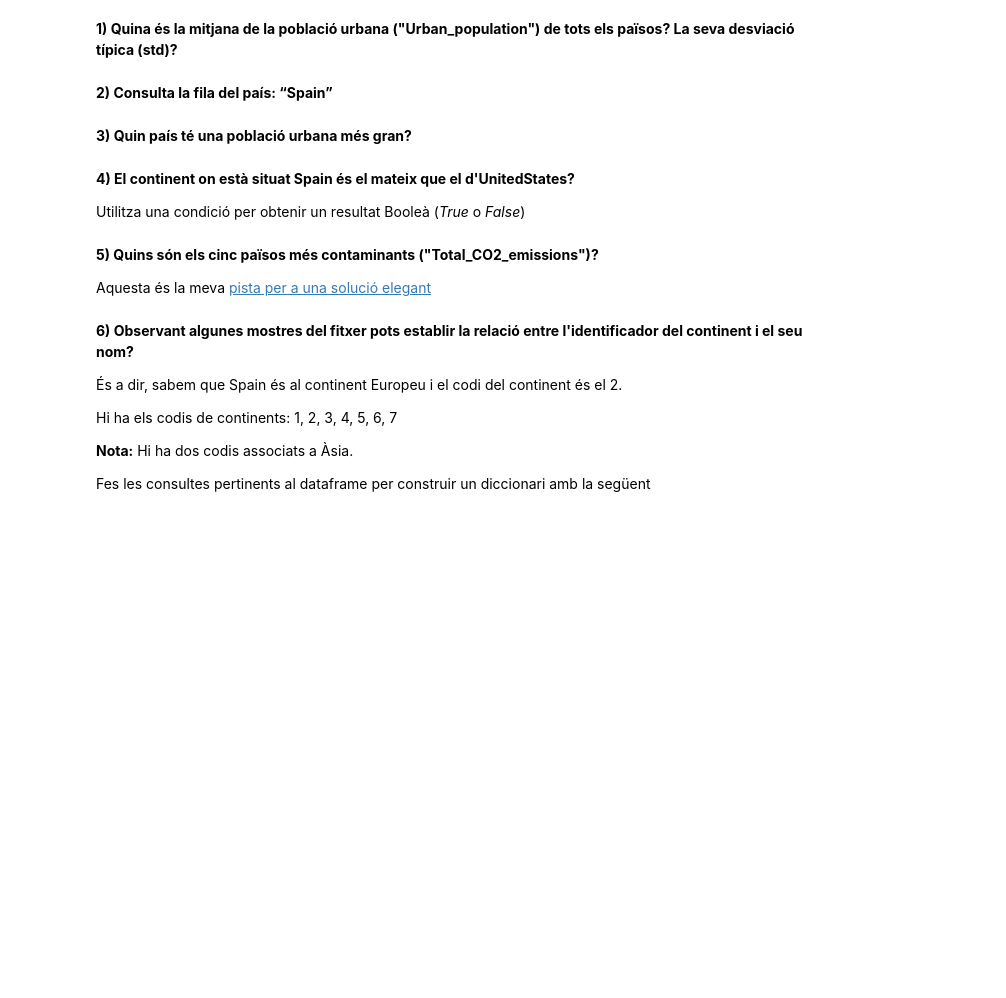
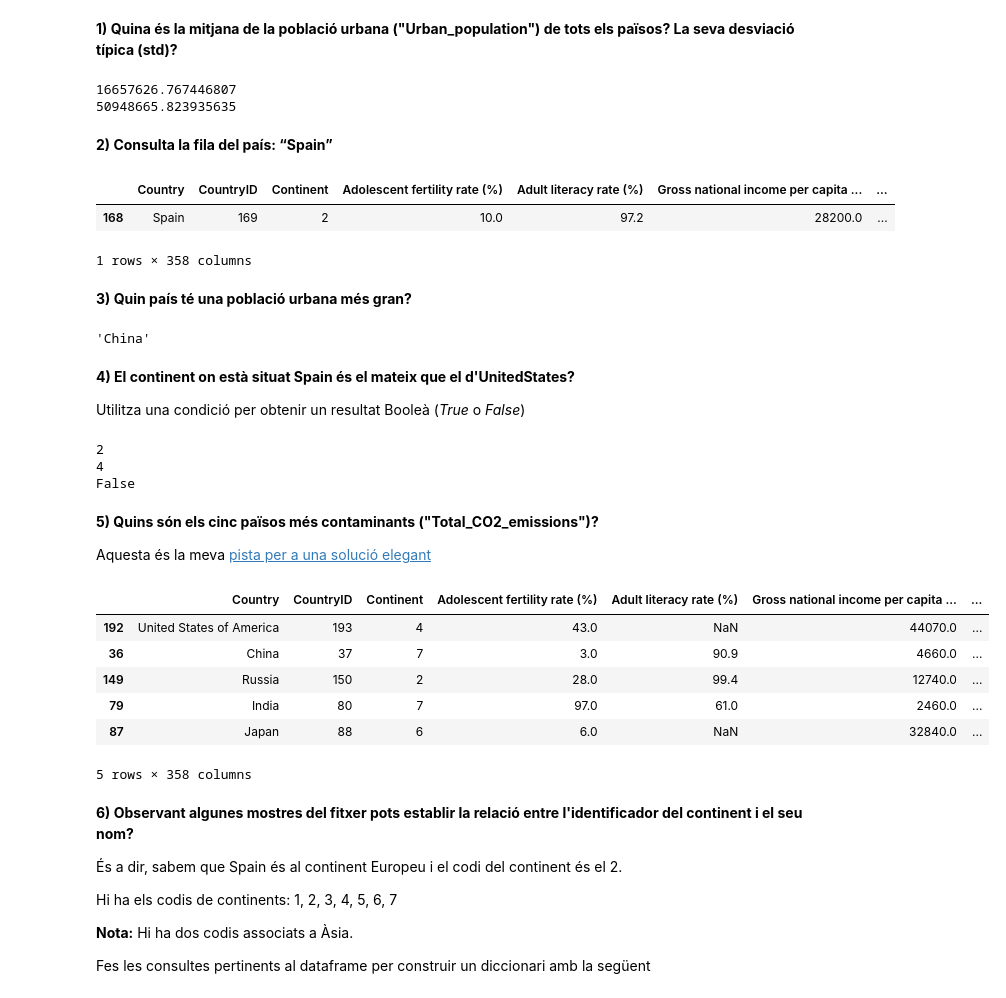
Before and after one commit to wisaaco/Curs_FG24GOI0074221, a Jupyter notebook: lessons/4_Pandas_Estructura.ipynb, the cells around one changed output. Drawn from its saved outputs; the diff is of its cells as text; code cells hidden in the pictures; blank space fills up the shorter version.

```diff
--- a/lessons/4_Pandas_Estructura.ipynb
+++ b/lessons/4_Pandas_Estructura.ipynb
@@ -297,18 +397,61 @@ kk = np.array([[30.3, 20.3, 25.9, 39.0],
 En aquesta activitat practicarem la selecció de dades (columnes i files) en un dataframe
 # %% [markdown]
 **1) Quina és la mitjana de la població urbana ("Urban_population") de tots els països? La seva desviació típica (std)?**
+# %%
+import pandas as pd
+df_who = pd.read_csv("http://www.exploredata.net/ftp/WHO.csv")
+
+print(df_who["Urban_population"].mean())
+print(df_who["Urban_population"].std())
+# %% [output]
+16657626.767446807
+50948665.823935635
 # %% [markdown]
 **2) Consulta la fila del país: “Spain”**
+# %%
+df_who[df_who.Country == "Spain"]
+# %% [output]
+|  | Country | CountryID | Continent | Adolescent fertility rate (%) | Adult literacy rate (%) | Gross national income per capita ... | ... |
+| 168 | Spain | 169 | 2 | 10.0 | 97.2 | 28200.0 | ... |
+1 rows × 358 columns
 # %% [markdown]
 **3) Quin país té una població urbana més gran?**
+# %%
+df_who[df_who["Urban_population"]==df_who["Urban_population"].max()]["Country"].values[0]
+# %% [output]
+'China'
 # %% [markdown]
 **4) El continent on està situat Spain és el mateix que el d'UnitedStates?**
 
 Utilitza una condició per obtenir un resultat Booleà (*True* o *False*)
+# %%
+continent_spain = df_who[df_who.Country == "Spain"]["Continent"].values[0]
+print(continent_spain)
+continent_eeuu = df_who[df_who.Country == "United States of America"]["Continent"].values[0]
+print(continent_eeuu)
+
+if (continent_eeuu==continent_spain):
+    print("Iguals")
+else:
+    print("False")
+# %% [output]
+2
+4
+False
 # %% [markdown]
 **5) Quins són els cinc països més contaminants ("Total_CO2_emissions")?**
 
 Aquesta és la meva [pista per a una solució elegant](http://pandas.pydata.org/pandas-docs/version/0.19.2/generated/pandas.DataFrame.sort_values.html)
+# %%
+df_who.iloc[df_who.Total_CO2_emissions.nlargest(5).index]
+# %% [output]
+|  | Country | CountryID | Continent | Adolescent fertility rate (%) | Adult literacy rate (%) | Gross national income per capita ... | ... |
+| 192 | United States of America | 193 | 4 | 43.0 | NaN | 44070.0 | ... |
+| 36 | China | 37 | 7 | 3.0 | 90.9 | 4660.0 | ... |
+| 149 | Russia | 150 | 2 | 28.0 | 99.4 | 12740.0 | ... |
+| 79 | India | 80 | 7 | 97.0 | 61.0 | 2460.0 | ... |
+| 87 | Japan | 88 | 6 | 6.0 | NaN | 32840.0 | ... |
+5 rows × 358 columns
 # %% [markdown]
 **6) Observant algunes mostres del fitxer pots establir la relació entre l'identificador del continent i el seu nom?**
 
```
Also changed, not shown: parts of 17 cells of this notebook, 3 other files.
